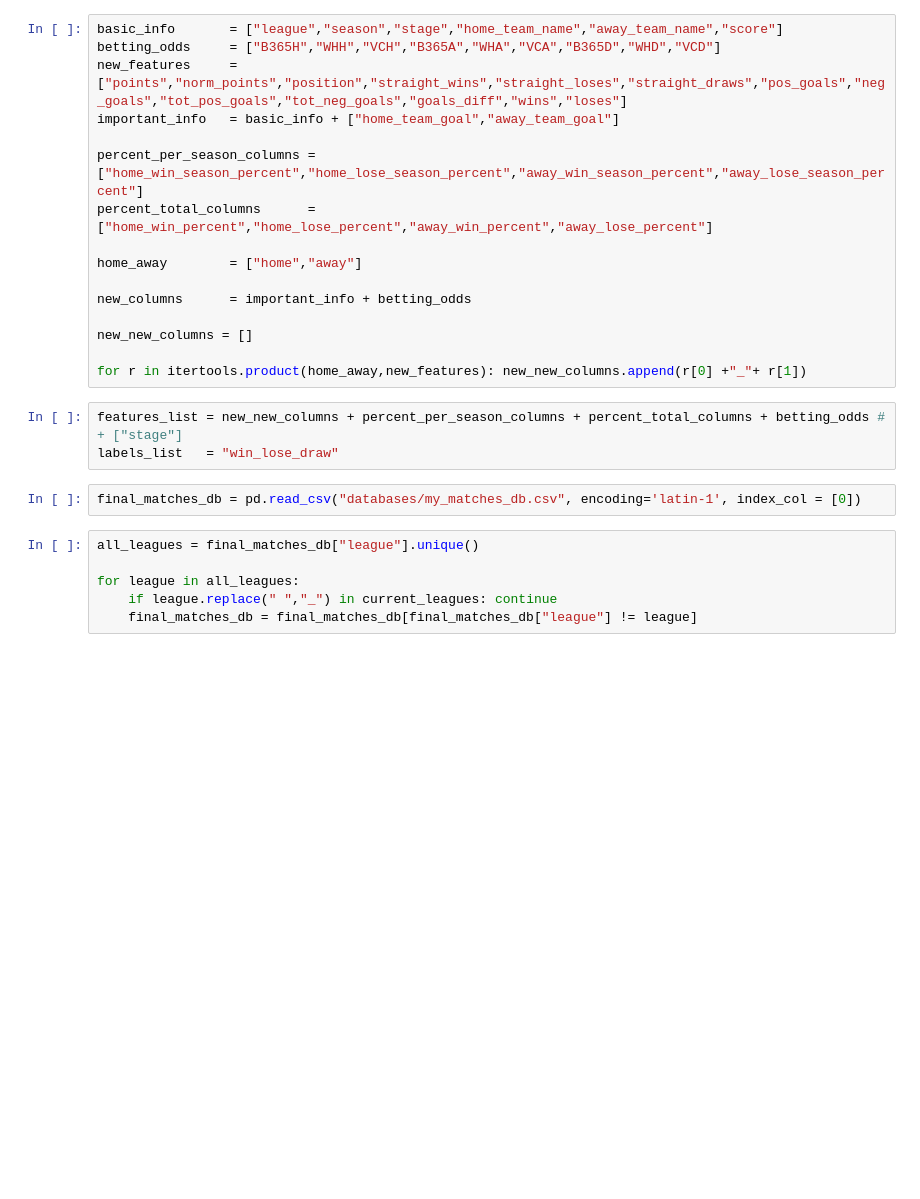
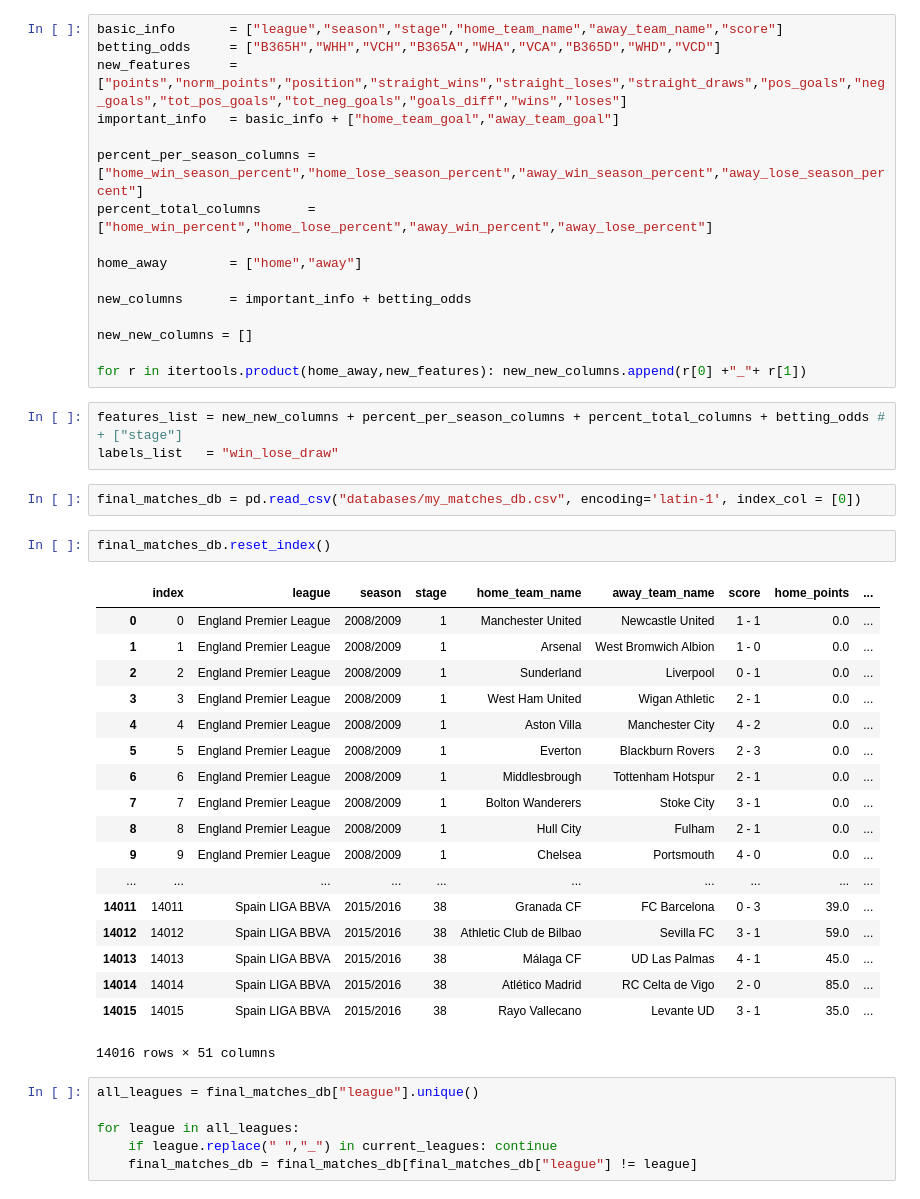
Before and after one commit to asafavinoam/applied_data_science_project, a Jupyter notebook: learning_and_testing.ipynb, the cells around one changed output. Cells and saved outputs as stored; diff of their text form; blank space fills up the shorter version.

```diff
--- a/learning_and_testing.ipynb
+++ b/learning_and_testing.ipynb
@@ -100,6 +100,27 @@ features_list = new_new_columns + percent_per_season_columns + percent_total_col
 labels_list   = "win_lose_draw"
 # %%
 final_matches_db = pd.read_csv("databases/my_matches_db.csv", encoding='latin-1', index_col = [0])
+# %%
+final_matches_db.reset_index()
+# %% [output]
+|  | index | league | season | stage | home_team_name | away_team_name | score | home_points | ... |
+| 0 | 0 | England Premier League | 2008/2009 | 1 | Manchester United | Newcastle United | 1 - 1 | 0.0 | ... |
+| 1 | 1 | England Premier League | 2008/2009 | 1 | Arsenal | West Bromwich Albion | 1 - 0 | 0.0 | ... |
+| 2 | 2 | England Premier League | 2008/2009 | 1 | Sunderland | Liverpool | 0 - 1 | 0.0 | ... |
+| 3 | 3 | England Premier League | 2008/2009 | 1 | West Ham United | Wigan Athletic | 2 - 1 | 0.0 | ... |
+| 4 | 4 | England Premier League | 2008/2009 | 1 | Aston Villa | Manchester City | 4 - 2 | 0.0 | ... |
+| 5 | 5 | England Premier League | 2008/2009 | 1 | Everton | Blackburn Rovers | 2 - 3 | 0.0 | ... |
+| 6 | 6 | England Premier League | 2008/2009 | 1 | Middlesbrough | Tottenham Hotspur | 2 - 1 | 0.0 | ... |
+| 7 | 7 | England Premier League | 2008/2009 | 1 | Bolton Wanderers | Stoke City | 3 - 1 | 0.0 | ... |
+| 8 | 8 | England Premier League | 2008/2009 | 1 | Hull City | Fulham | 2 - 1 | 0.0 | ... |
+| 9 | 9 | England Premier League | 2008/2009 | 1 | Chelsea | Portsmouth | 4 - 0 | 0.0 | ... |
+| ... | ... | ... | ... | ... | ... | ... | ... | ... | ... |
+| 14011 | 14011 | Spain LIGA BBVA | 2015/2016 | 38 | Granada CF | FC Barcelona | 0 - 3 | 39.0 | ... |
+| 14012 | 14012 | Spain LIGA BBVA | 2015/2016 | 38 | Athletic Club de Bilbao | Sevilla FC | 3 - 1 | 59.0 | ... |
+| 14013 | 14013 | Spain LIGA BBVA | 2015/2016 | 38 | Málaga CF | UD Las Palmas | 4 - 1 | 45.0 | ... |
+| 14014 | 14014 | Spain LIGA BBVA | 2015/2016 | 38 | Atlético Madrid | RC Celta de Vigo | 2 - 0 | 85.0 | ... |
+| 14015 | 14015 | Spain LIGA BBVA | 2015/2016 | 38 | Rayo Vallecano | Levante UD | 3 - 1 | 35.0 | ... |
+14016 rows × 51 columns
 # %%
 all_leagues = final_matches_db["league"].unique()
 
```
Also changed, not shown: parts of 48 cells of this notebook.
